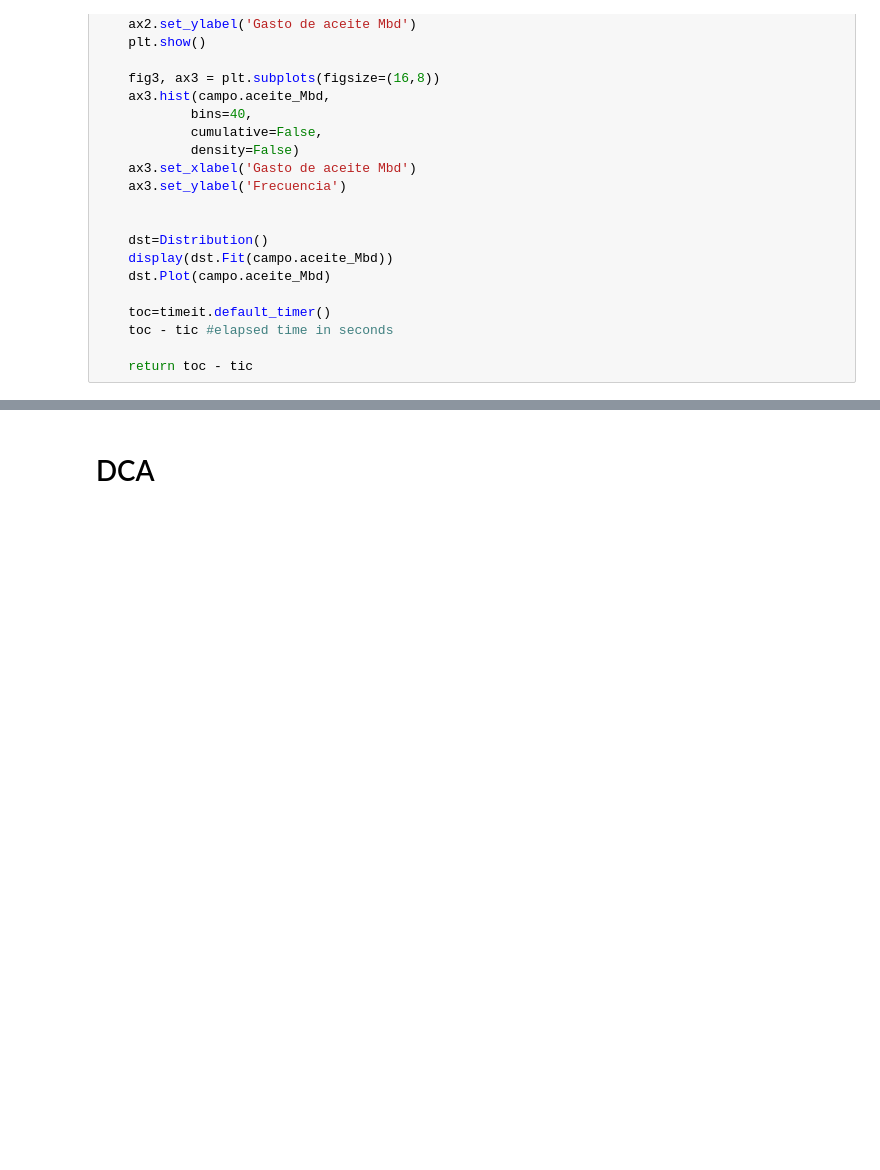
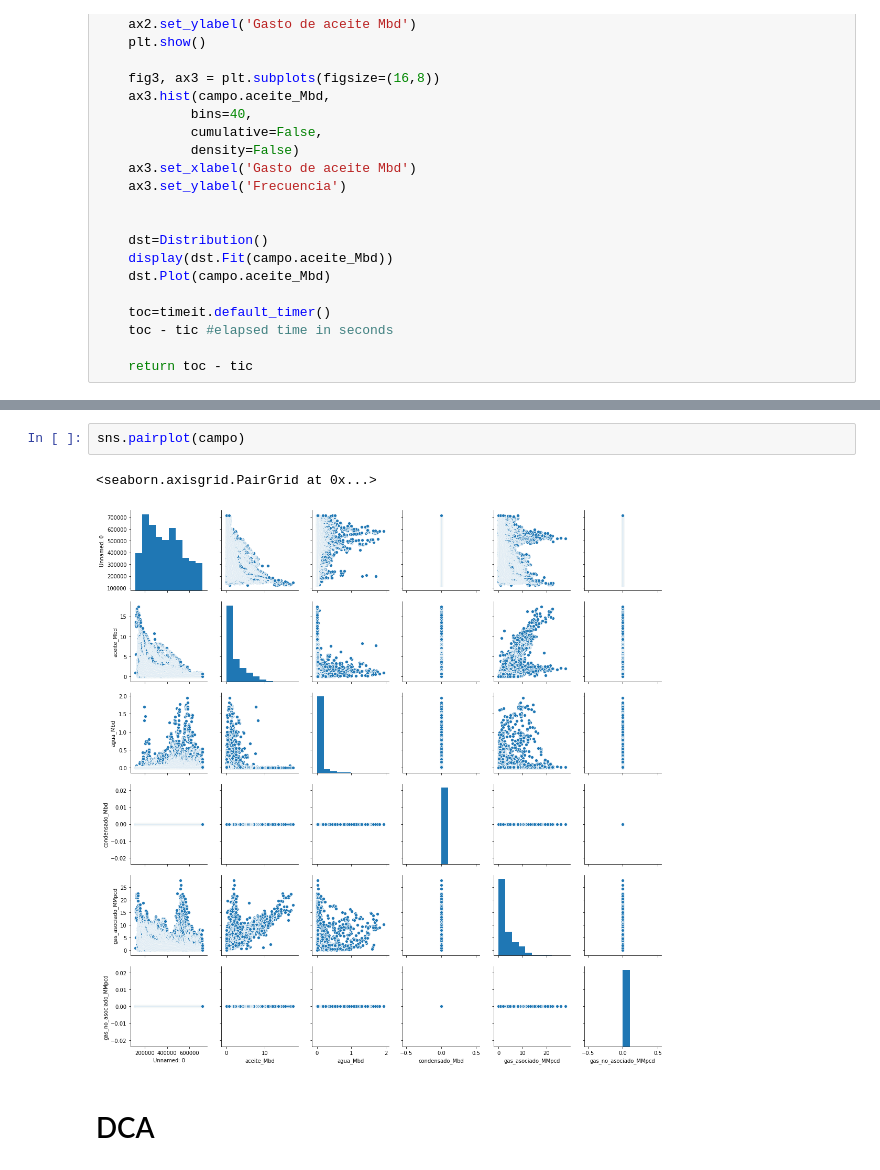
Before and after one commit to eliasft/projects, a Jupyter notebook: estadistica+dca_v1.ipynb, the cells around one changed output, grey strips where cells are left out. Cells and saved outputs as stored; diff of their text form; blank space fills up the shorter version.

```diff
--- a/estadistica+dca_v1.ipynb
+++ b/estadistica+dca_v1.ipynb
@@ -562,3 +565,8 @@ Name: aceite_Mbd, dtype: float64
+# %%
+sns.pairplot(campo)
+# %% [output]
+<seaborn.axisgrid.PairGrid at 0x...>
+[figure, added]
 # %% [markdown]
 # DCA
 # %%
```
Also changed, not shown: parts of 8 cells of this notebook.
